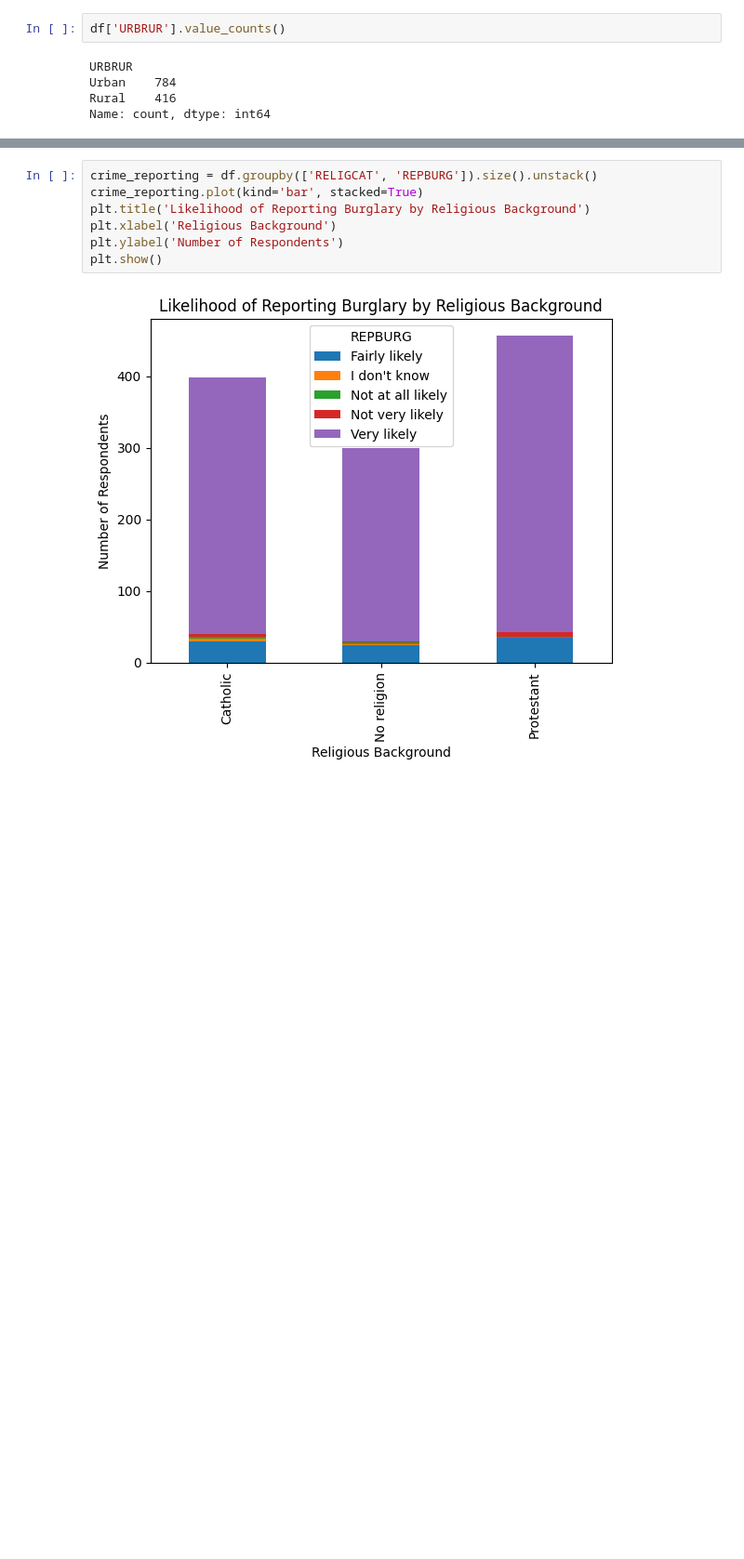
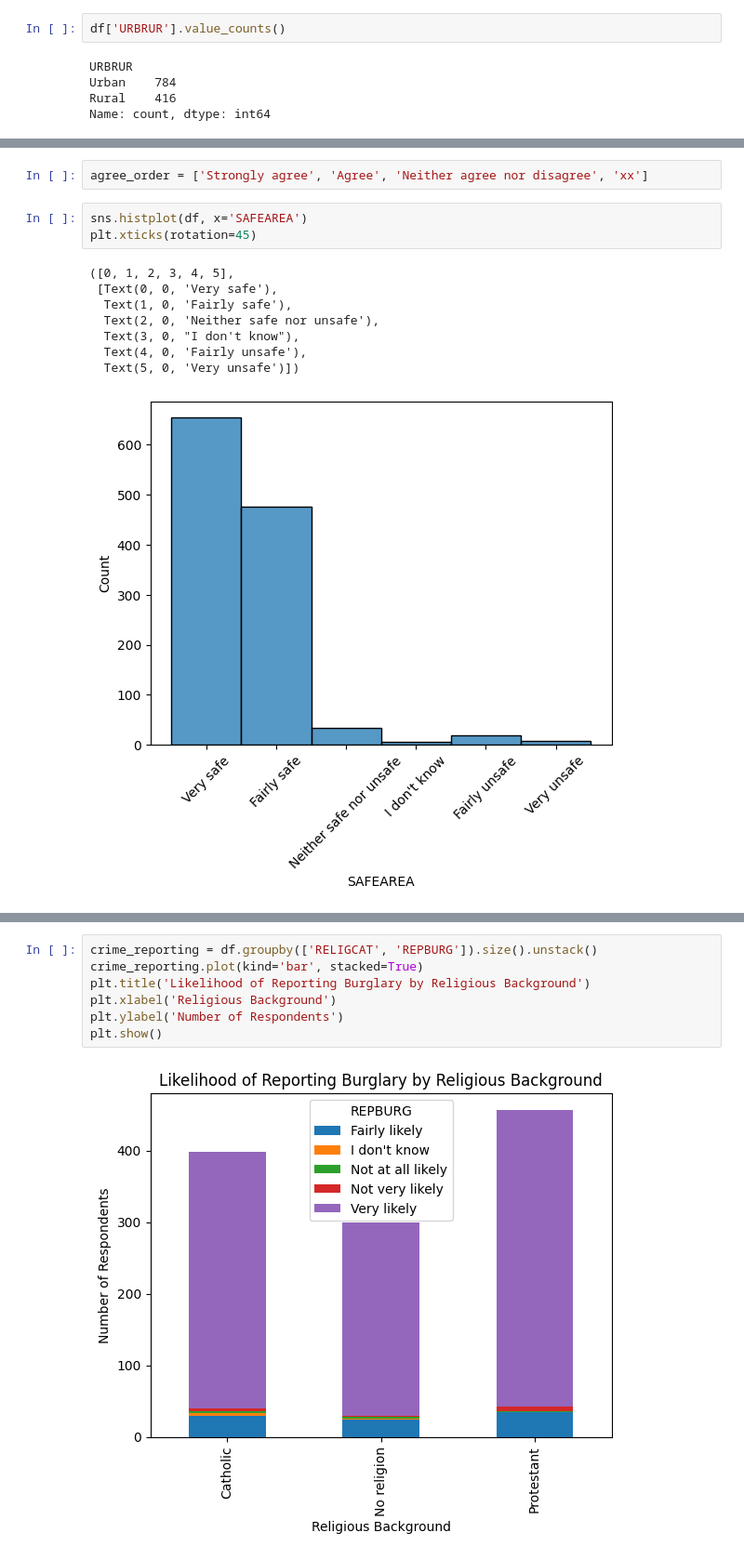
Before and after one commit to 22ai/ireland, a Jupyter notebook: NI_eda/eda.ipynb, the cells around one changed output, grey strips where cells are left out. Shown at 93% size. Saved outputs shown, nothing was run; the diff lists cells and outputs as text; blank space fills up the shorter version.

```diff
--- a/NI_eda/eda.ipynb
+++ b/NI_eda/eda.ipynb
@@ -30,0 +41,14 @@ Name: count, dtype: int64
+# %%
+agree_order = ['Strongly agree', 'Agree', 'Neither agree nor disagree', 'xx']
+# %%
+sns.histplot(df, x='SAFEAREA')
+plt.xticks(rotation=45)
+# %% [output]
+([0, 1, 2, 3, 4, 5],
+ [Text(0, 0, 'Very safe'),
+  Text(1, 0, 'Fairly safe'),
+  Text(2, 0, 'Neither safe nor unsafe'),
+  Text(3, 0, "I don't know"),
+  Text(4, 0, 'Fairly unsafe'),
+  Text(5, 0, 'Very unsafe')])
+[figure, added]
```
Also changed, not shown: parts of 18 cells of this notebook.
